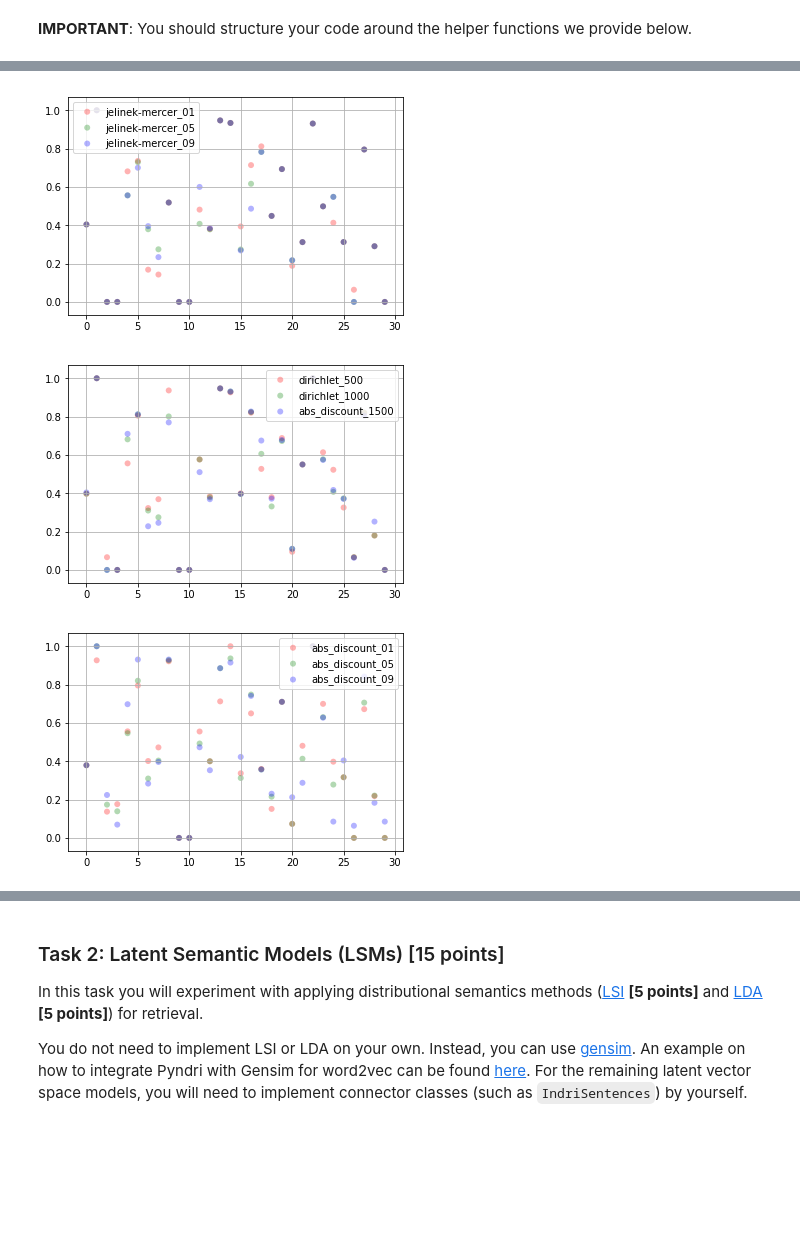
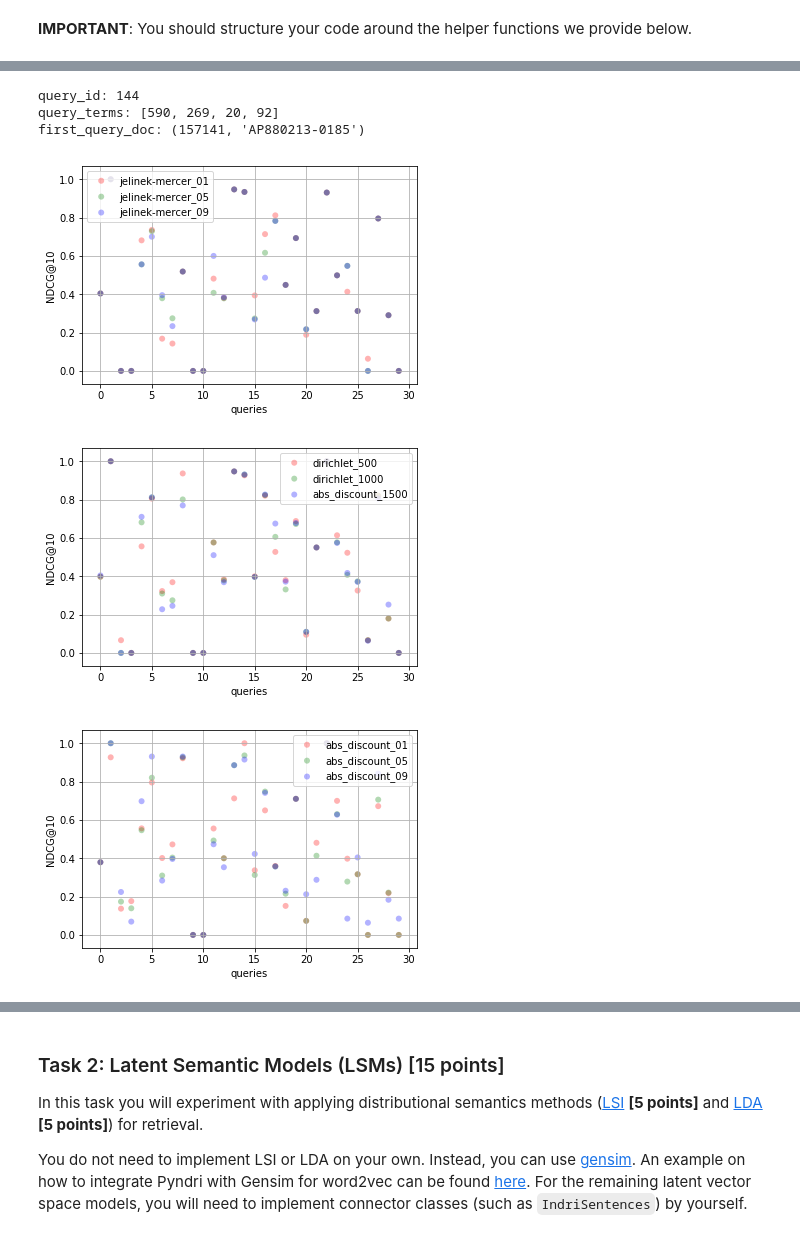
Before and after one commit to Procope/info-retrieval, a Jupyter notebook: HW2/11770929-11567252-11617586-hw2.ipynb, the cells around one changed output, grey strips where cells are left out. Saved outputs shown, nothing was run; the diff lists cells and outputs as text; code cells hidden in the pictures; blank space fills up the shorter version.

```diff
--- a/HW2/11770929-11567252-11617586-hw2.ipynb
+++ b/HW2/11770929-11567252-11617586-hw2.ipynb
@@ -527,11 +529,36 @@ print(score)
 
 # general_lm = general_collection_lm()
 
-# with open('general_lm', 'wb+') as f:
-#     pickle.dump(dict(general_lm), f, protocol=pickle.HIGHEST_PROTOCOL)
+def collection_freq_all():
+    '''
+    General collection lm, p(w | C)
+    '''
+    glm = defaultdict(lambda:0)
 
-with open('general_lm', 'rb') as f:
-    general_lm = pickle.load(f)
+    for doc_id in np.arange(index.document_base(), index.maximum_document()):
+        document = index.document(doc_id)
+        for word in document[1]:
+            glm[word] += 1
+
+
+
+    return glm
+
+#general_lm = general_collection_lm()
+collection_freq_all = collection_freq_all()
+
+
+with open('collection_freq_all', 'wb+') as f:
+    pickle.dump(dict(collection_freq_all), f, protocol=pickle.HIGHEST_PROTOCOL)
+
+#with open('general_lm', 'wb+') as f:
+    #pickle.dump(dict(general_lm), f, protocol=pickle.HIGHEST_PROTOCOL)
+
+#with open('general_lm', 'rb') as f:
+    #general_lm = pickle.load(f)
+
+with open('collection_freq_all', 'rb') as f:
+    collection_freq_all = pickle.load(f)
 # %%
 # Get top 1000 documents (TF-IDF) - tfidf_data
 
@@ -812,6 +839,10 @@ doc = index.document(first_query_doc[0])
 scores = best_position_strategy(query_terms, doc)
 
 # print(scores)
+# %% [output]
+query_id: 144
+query_terms: [590, 269, 20, 92]
+first_query_doc: (157141, 'AP880213-0185')
 # %%
 # PLM
 
@@ -864,35 +895,41 @@ def plot_ndcg_stats(data, labels):
         x, y = ndcg
         label = labels[colors.index(color)]
         ax.scatter(x, y, c=color, label=label, alpha=0.3, edgecolors='none')
+        ax.set_xlabel('queries')
+        ax.set_ylabel('NDCG@10')
+
 
     ax.legend()
     ax.grid(True)
 #     plt.xlabel('Queries')
 #     plt.ylabel('NDCG@10')
 #     plt.show()
-
 
 jelinek_mercer_01_ndcg10 = read_statistics('statistics/jelinek_mercer_01_ndcg10.txt')
 jelinek_mercer_05_ndcg10 = read_statistics('statistics/jelinek_mercer_05_ndcg10.txt')
 jelinek_mercer_09_ndcg10 = read_statistics('statistics/jelinek_mercer_09_ndcg10.txt')
 jelinek_mercer_all_ndcg10 = [jelinek_mercer_01_ndcg10, jelinek_mercer_05_ndcg10, jelinek_mercer_09_ndcg10]
 
 dirichlet_500_ndcg10 = read_statistics('statistics/dirichlet_prior_500_ndcg10.txt')
 dirichlet_1000_ndcg10 = read_statistics('statistics/dirichlet_prior_1000_ndcg10.txt')
 dirichlet_1500_ndcg10 = read_statistics('statistics/dirichlet_prior_1500_ndcg10.txt')
 dirichlet_all_ndcg10 = [dirichlet_500_ndcg10, dirichlet_1000_ndcg10, dirichlet_1500_ndcg10]
 
 abs_discount_01_ndcg10 = read_statistics('statistics/absolute_discounting_01_ndcg10.txt')
 abs_discount_05_ndcg10 = read_statistics('statistics/absolute_discounting_05_ndcg10.txt')
 abs_discount_09_ndcg10 = read_statistics('statistics/absolute_discounting_09_ndcg10.txt')
 abs_discount_all_ndcg10 = [abs_discount_01_ndcg10, abs_discount_05_ndcg10, abs_discount_09_ndcg10]
 
+tfidf_ndcg10 = read_statistics('statistics/tfidf_ndcg10.txt')
+BM25_ndcg10 = read_statistics('statistics/BM25_ndcg10.txt')
+pbm_500_ndcg10 = read_statistics("statistics/pbm_500_ndcg10.txt")
+
 plot_ndcg_stats(jelinek_mercer_all_ndcg10, labels=['jelinek-mercer_01', 'jelinek-mercer_05', 'jelinek-mercer_09'])
 plot_ndcg_stats(dirichlet_all_ndcg10, labels=['dirichlet_500', 'dirichlet_1000', 'abs_discount_1500'])
 plot_ndcg_stats(abs_discount_all_ndcg10, labels=['abs_discount_01', 'abs_discount_05', 'abs_discount_09'])
 
 plt.show()
 # %% [output]
-[figure, old version]
+[figure, new version]
-[figure, old version]
+[figure, new version]
-[figure, old version]
+[figure, new version]
```
Also changed, not shown: parts of 11 cells of this notebook, 1 other file.
